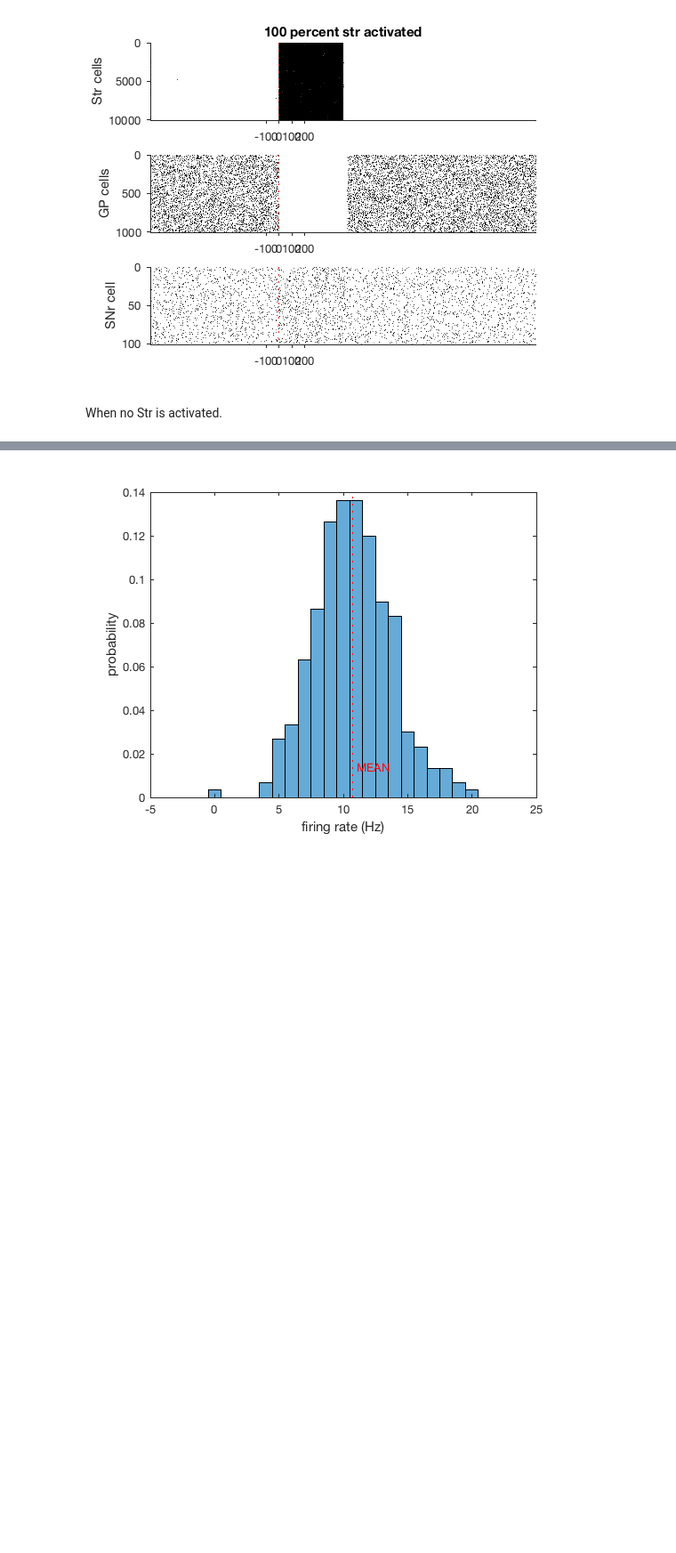
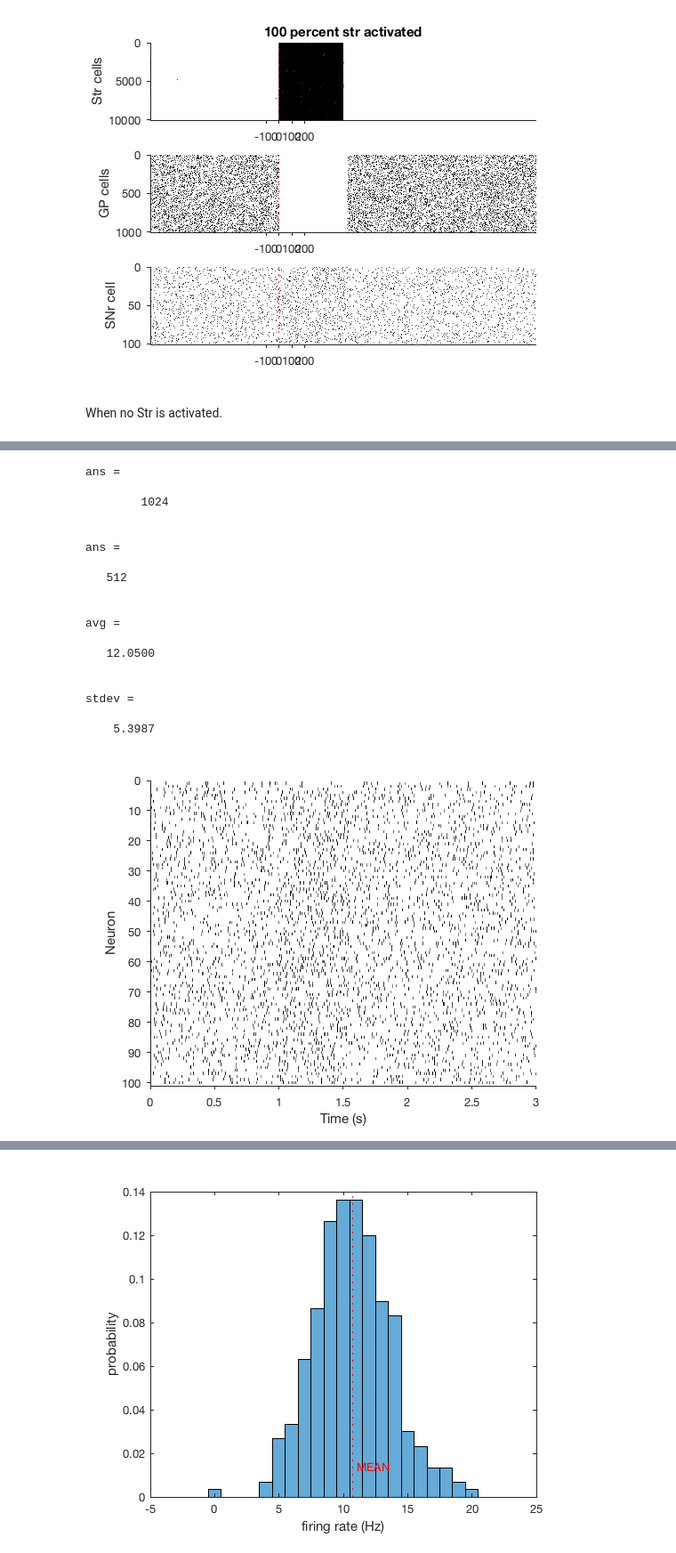
Before and after one commit to seulah-kim/delaylineBG, a Jupyter notebook: Striatal Layer effect.ipynb, the cells around one changed output, grey strips where cells are left out. Shown at 89% size. Drawn from its saved outputs; the diff is of its cells as text; code cells hidden in the pictures; blank space fills up the shorter version.

```diff
--- a/Striatal Layer effect.ipynb
+++ b/Striatal Layer effect.ipynb
@@ -142,0 +228,80 @@ end
+# %%
+clear all
+
+dt=0.0001; % 0.1ms integration steps
+
+%Runs 5s simulation without external current measure the baseline activity.
+[g_gp2snr] = BGdelayline_setinit2('I_exc_gp',60); % initial conductance of gp to snr synapses
+
+parfor l = 1:100
+%Silent striatum, testing different constant excitatory input to GPe
+[Vm_gp,Vm_snr,Vm_str, Igp, Isnr] = BGdelayline('n',100,'stimCellsPer',100,'I_exc_gp',60,'I_exc_snr',40,...
+'prob_syn_gp2snr',0.35,'g_gp2snr_i',g_gp2snr,'connectivity','all');
+
+spk_gp{l} = Vm_gp==15; %binary spike array
+spk_snr{l}=  Vm_snr==15;
+spk_str{l}= Vm_str==15;
+end
+
+%%
+spk_snr = transpose(double(reshape(cell2mat(spk_snr),[30002, 100])));
+# %%
+binWidth = 50; %0.1 ms
+
+t_bar = 1:binWidth:length(spk_snr);
+%psth_gp = zeros(1,length(t_bar));
+psth_snr = zeros(1,length(t_bar));
+
+for psth_i = 1:length(t_bar)-1
+
+    %psth_gp(psth_i) = sum(sum(spk_gp(:,t_bar(psth_i):(t_bar(psth_i)+binWidth-1))));
+    psth_snr(psth_i) = sum(sum(spk_snr(:,t_bar(psth_i):(t_bar(psth_i)+binWidth-1))));
+end
+figure;
+X=psth_snr(1:end-1)/(size(spk_snr,1)*(binWidth*0.0001));
+plot((binWidth/2+t_bar(1:end-1)-1)*0.0001,X)
+hold on;
+plot((binWidth/2+t_bar(1:end-1)-1)*0.0001,filter(1/10, [1 1/10-1],X))
+
+L = length(X);
+Fs = 1/(binWidth*0.0001);% sampling rate
+
+y = fft(X,1024);
+P = y.*conj(y)/(1024*L);
+length(y)
+
+figure;
+f = (0:1024/2-1)*Fs/1024;        % Frequency vector
+length(f)
+plot(log(f),P(1:1024/2))
+
+
+figure;X=psth_snr/(size(spk_snr,1)*(binWidth*0.0001));
+histogram(X(1:end-1),'Normalization','probability')
+
+avg=mean(X(1:end-1))
+stdev=std(X(1:end-1))
+
+
+figure;
+plotRaster(spk_snr)
+# %% [output]
+ans =
+
+        1024
+
+
+ans =
+
+   512
+
+
+avg =
+
+   12.0500
+
+
+stdev =
+
+    5.3987
+[figure, added]
```
Also changed, not shown: parts of 4 cells of this notebook, 19 other files.
